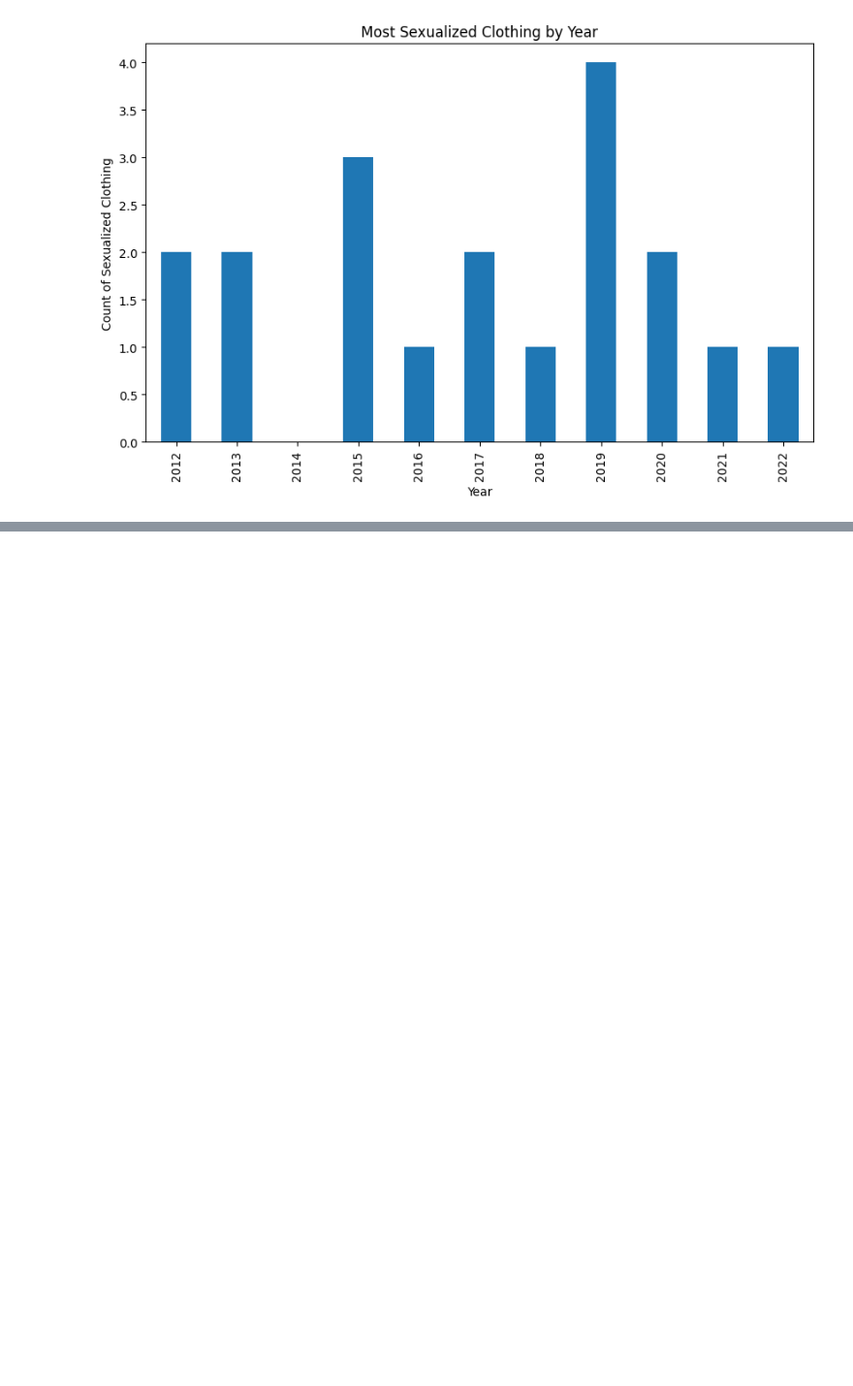
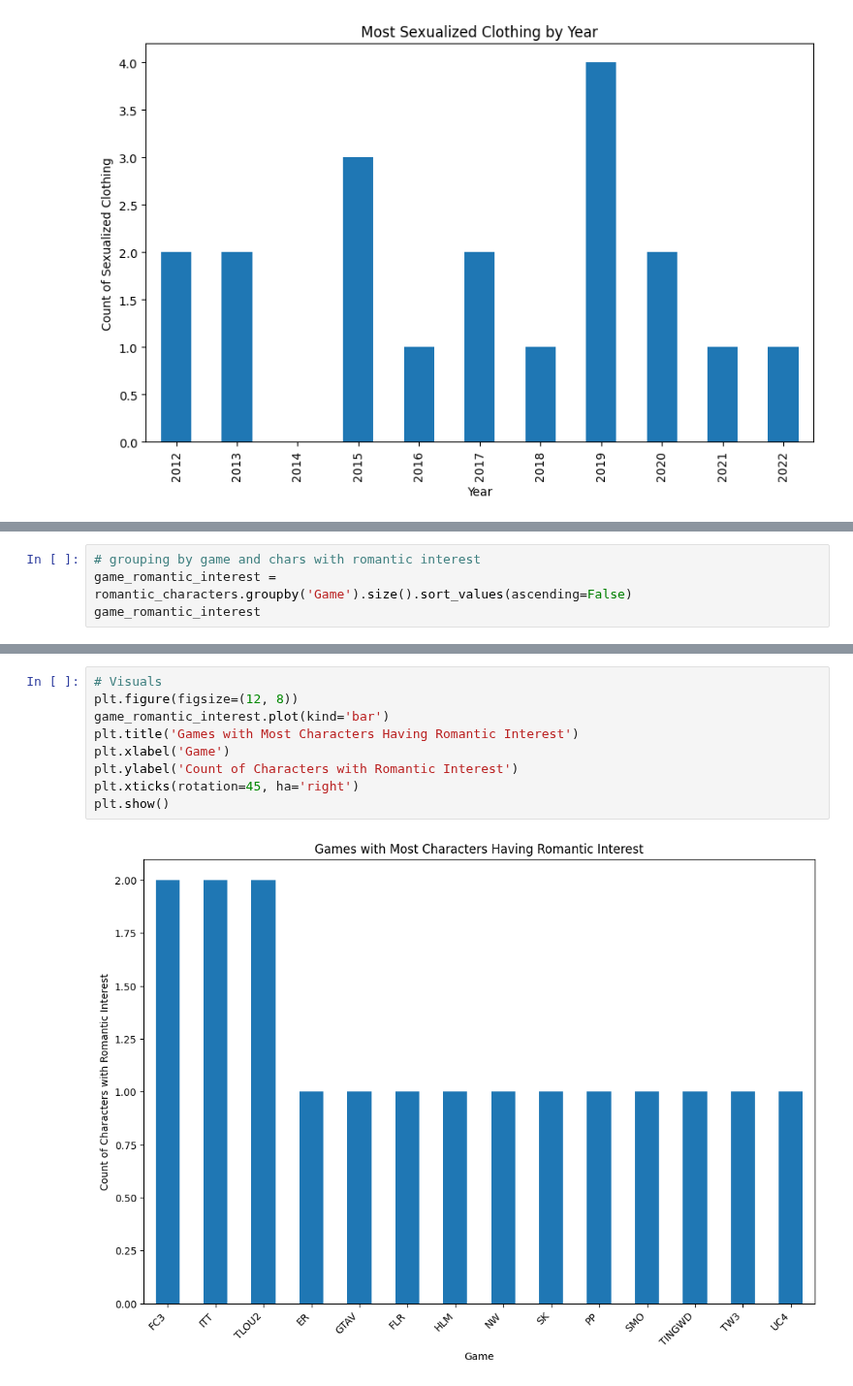
Before and after one commit to hayleyyryan/CFG_Degree_Project_Group_4, a Jupyter notebook: Jupyter_notebook/sexualized_data_exploration.ipynb, the cells around one changed output, grey strips where cells are left out. Shown at 97% size. Saved outputs shown, nothing was run; the diff lists cells and outputs as text; blank space fills up the shorter version.

```diff
--- a/Jupyter_notebook/sexualized_data_exploration.ipynb
+++ b/Jupyter_notebook/sexualized_data_exploration.ipynb
@@ -271,0 +356,4 @@ plt.show()
+# %%
+# grouping by game and chars with romantic interest
+game_romantic_interest = romantic_characters.groupby('Game').size().sort_values(ascending=False)
+game_romantic_interest
@@ -271,0 +377,11 @@ plt.show()
+# %%
+# Visuals
+plt.figure(figsize=(12, 8))
+game_romantic_interest.plot(kind='bar')
+plt.title('Games with Most Characters Having Romantic Interest')
+plt.xlabel('Game')
+plt.ylabel('Count of Characters with Romantic Interest')
+plt.xticks(rotation=45, ha='right')
+plt.show()
+# %% [output]
+[figure, added]
```
Also changed, not shown: parts of 20 cells of this notebook.
